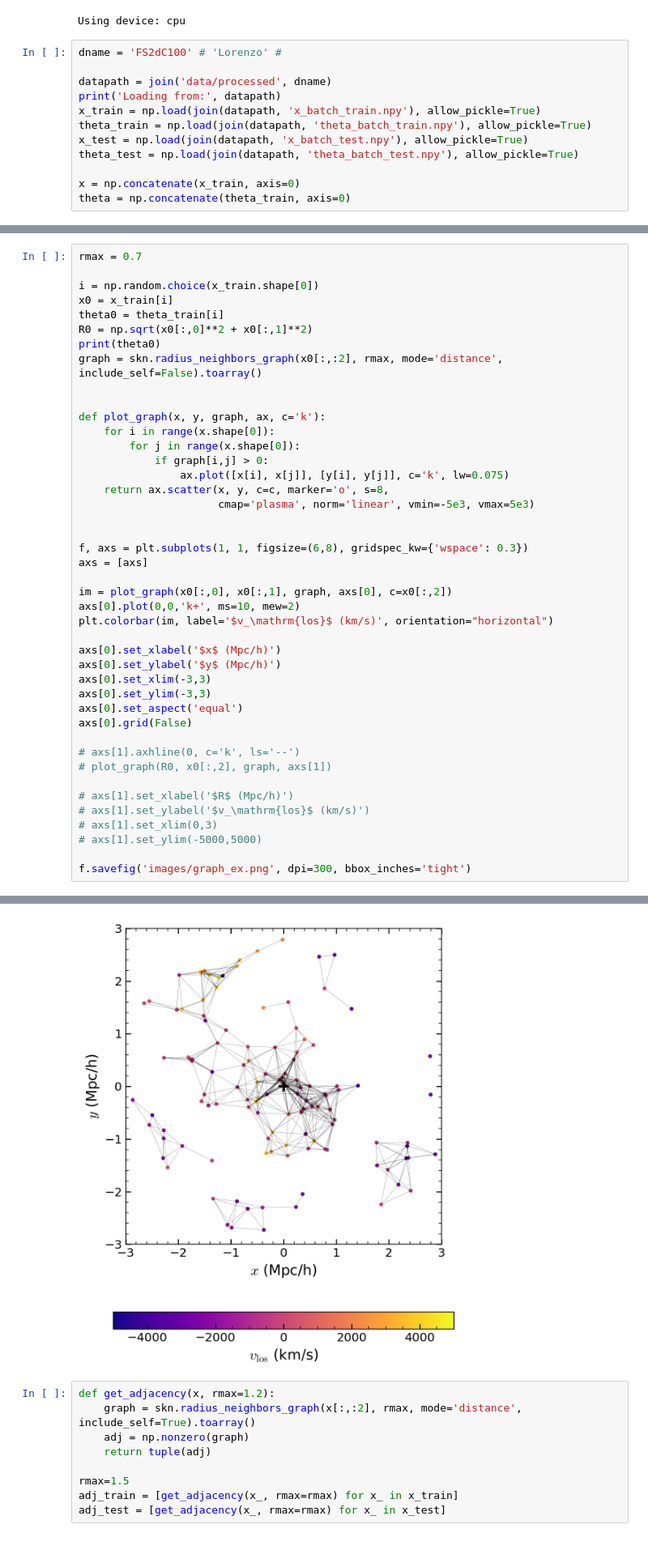
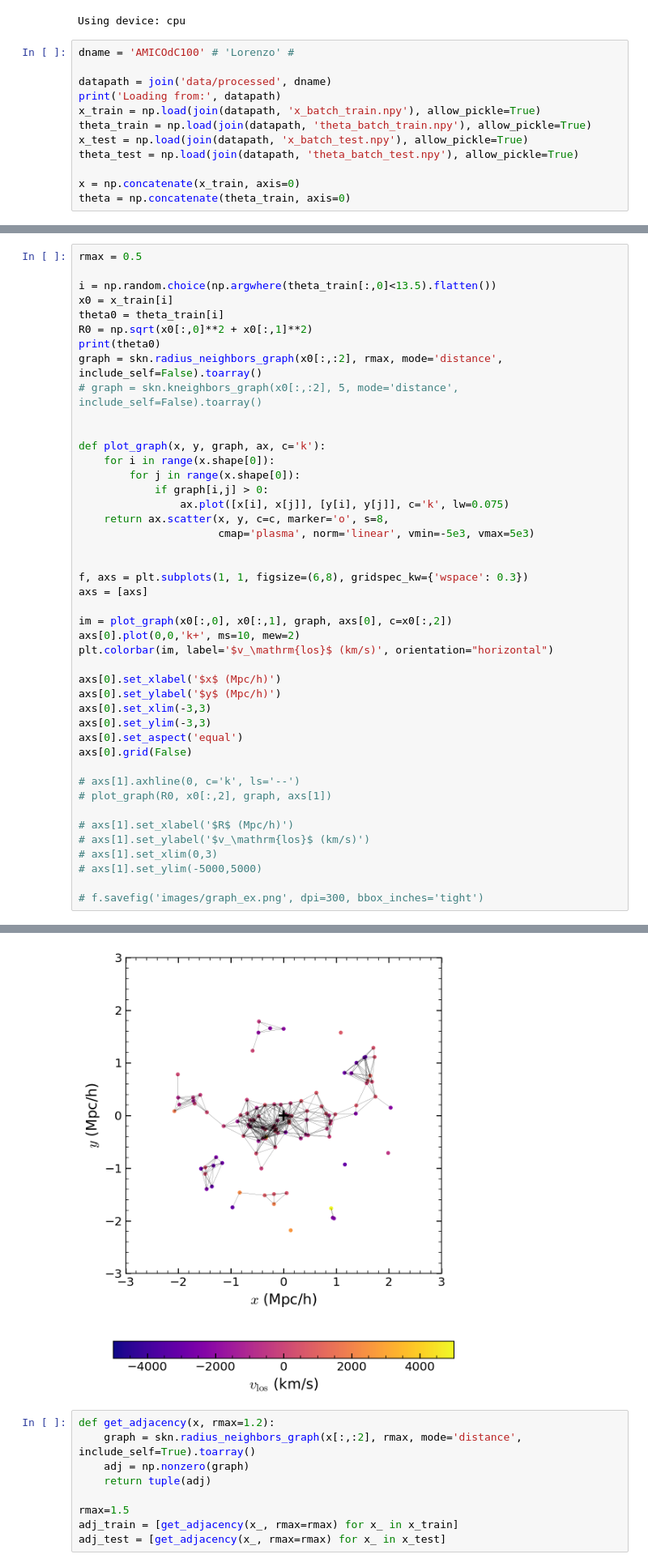
Before and after one commit to maho3/cl-ml-euclid, a Jupyter notebook: test_GNN.ipynb, the cells around one changed output, grey strips where cells are left out. Shown at 81% size. Saved outputs shown, nothing was run; the diff lists cells and outputs as text.

```diff
--- a/test_GNN.ipynb
+++ b/test_GNN.ipynb
@@ -20,7 +20,7 @@ print('Using device:', device)
 # %% [output]
 Using device: cpu
 # %%
-dname = 'FS2dC100' # 'Lorenzo' #
+dname = 'AMICOdC100' # 'Lorenzo' #
 
 datapath = join('data/processed', dname)
 print('Loading from:', datapath)
@@ -36,12 +36,13 @@ Loading from: data/processed/FS2dC100
 # %%
-rmax = 0.7
+rmax = 0.5
 
-i = np.random.choice(x_train.shape[0])
+i = np.random.choice(np.argwhere(theta_train[:,0]<13.5).flatten())
 x0 = x_train[i]
 theta0 = theta_train[i]
 R0 = np.sqrt(x0[:,0]**2 + x0[:,1]**2)
 print(theta0)
 graph = skn.radius_neighbors_graph(x0[:,:2], rmax, mode='distance', include_self=False).toarray()
+# graph = skn.kneighbors_graph(x0[:,:2], 5, mode='distance', include_self=False).toarray()
 
 
 def plot_graph(x, y, graph, ax, c='k'):
@@ -75,5 +76,5 @@ axs[0].grid(False)
 # axs[1].set_xlim(0,3)
 # axs[1].set_ylim(-5000,5000)
 
-f.savefig('images/graph_ex.png', dpi=300, bbox_inches='tight')
+# f.savefig('images/graph_ex.png', dpi=300, bbox_inches='tight')
 # %% [output]
@@ -81,4 +82,4 @@ f.savefig('images/graph_ex.png', dpi=300, bbox_inches='tight')
-[figure, old version]
+[figure, new version]
 # %%
 def get_adjacency(x, rmax=1.2):
     graph = skn.radius_neighbors_graph(x[:,:2], rmax, mode='distance', include_self=True).toarray()
```
Also changed, not shown: parts of 2 cells of this notebook, 10 other files.
